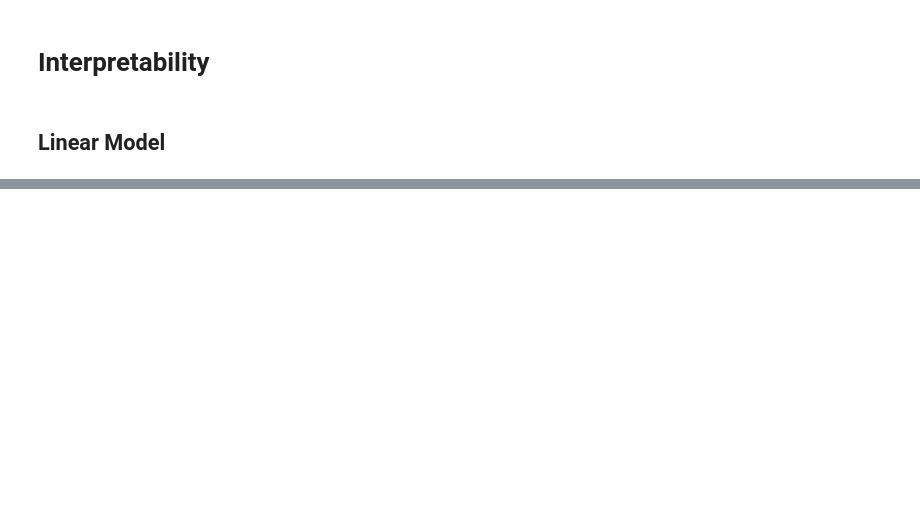
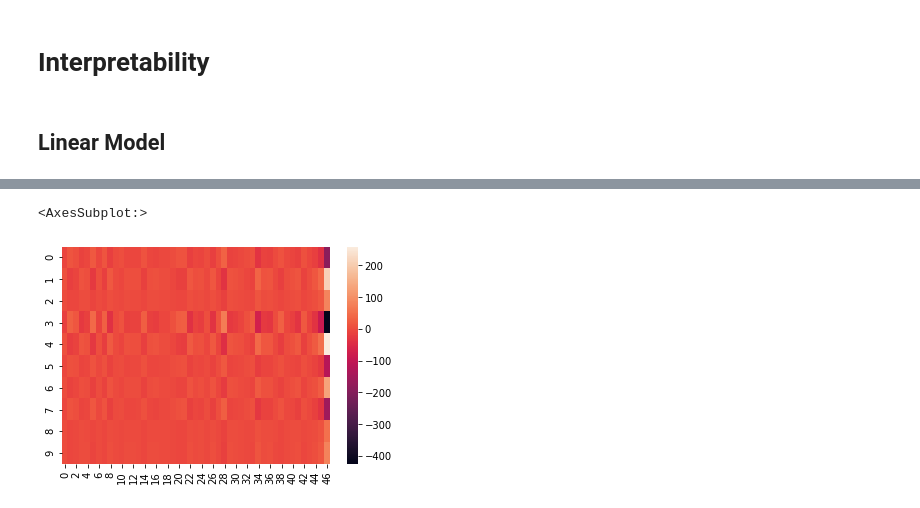
Before and after one commit to ArpiS/nested-policy-rl, a Jupyter notebook: simulated_fqi/models/contrastive_nn.ipynb, the cells around one changed output, grey strips where cells are left out. Drawn from its saved outputs; the diff is of its cells as text; code cells hidden in the pictures; blank space fills up the shorter version.

```diff
--- a/simulated_fqi/models/contrastive_nn.ipynb
+++ b/simulated_fqi/models/contrastive_nn.ipynb
@@ -207,0 +186,5 @@ sns.heatmap(np.squeeze(model.conv1.weight.detach().cpu().numpy()))
+# %%
+sns.heatmap(shared_weights.detach().cpu().numpy())
+# %% [output]
+<AxesSubplot:>
+[figure, added]
```
Also changed, not shown: parts of 11 cells of this notebook.
